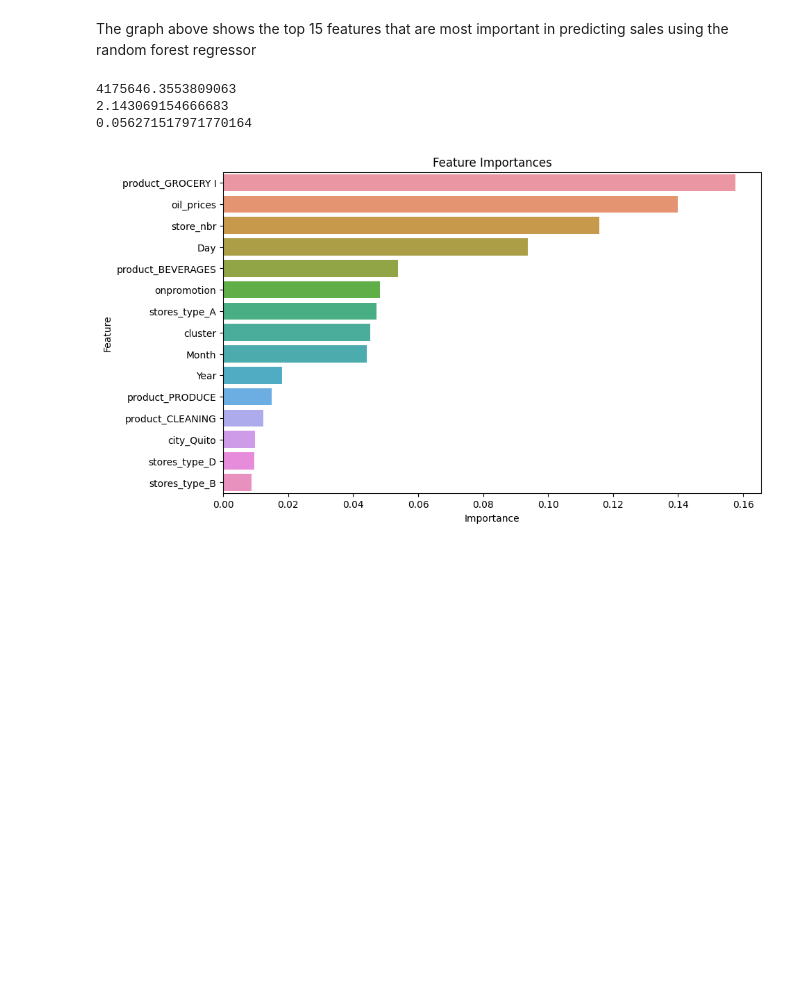
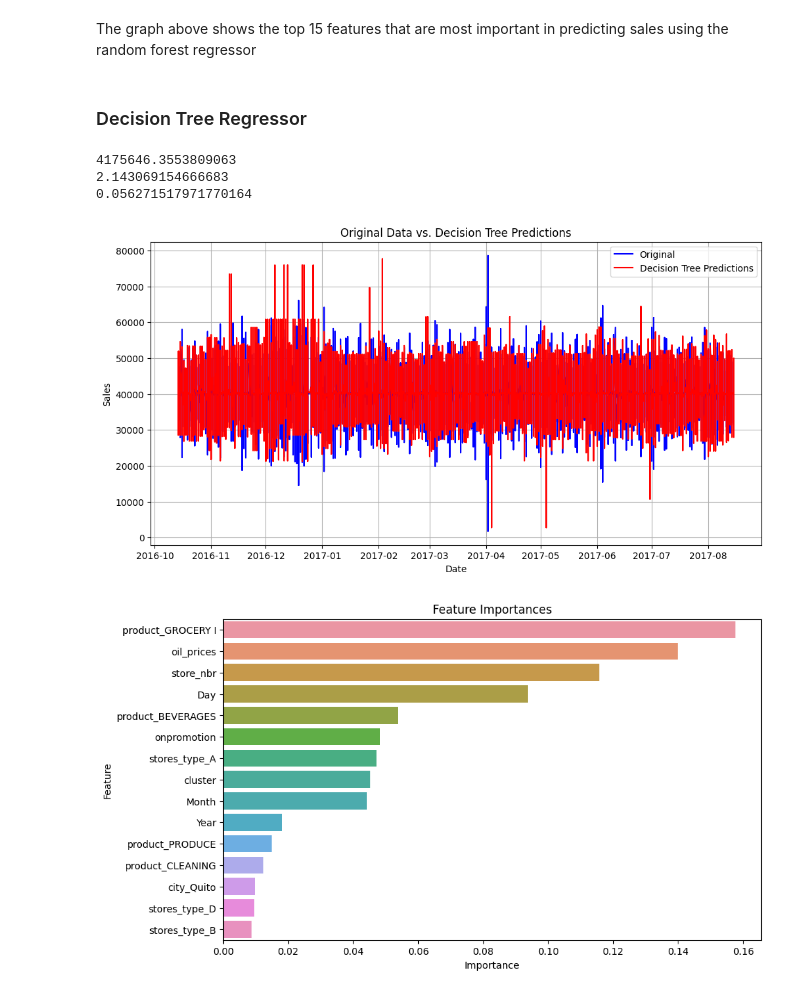
Before and after one commit to phinmaiyo/Regression-Model, a Jupyter notebook: forecasting.ipynb, the cells around one changed output. Cells and saved outputs as stored; diff of their text form; code cells hidden in the pictures; blank space fills up the shorter version.

```diff
--- a/forecasting.ipynb
+++ b/forecasting.ipynb
@@ -2219,6 +2237,8 @@ plt.show()
 [figure]
 # %% [markdown]
 The graph above shows the top 15 features that are most important in predicting sales using the random forest regressor
+# %% [markdown]
+### Decision Tree Regressor
 # %%
 # Create an instance of the Decision Trees
 dt= DecisionTreeRegressor(random_state=42)
@@ -2234,6 +2254,24 @@ print(rmsle)
 4175646.3553809063
 2.143069154666683
 0.056271517971770164
+# %%
+plt.figure(figsize=(12, 6))  # Adjust the figure size as needed
+
+# Plot the original data
+plt.plot(y_eval.index, y_eval.values, label='Original', color='blue')
+
+# Plot the ARIMA predictions
+plt.plot(y_eval.index, dt_pred, label='Decision Tree Predictions', color='red')
+
+plt.xlabel('Date')
+plt.ylabel('Sales')
+plt.title('Original Data vs. Decision Tree Predictions')
+plt.legend()
+plt.grid(True)
+
+plt.show()
+# %% [output]
+[figure, added]
 # %%
 dt_importance=dt.feature_importances_
 # Create a DataFrame to store feature names and their importances
```
Also changed, not shown: parts of 5 cells of this notebook.
